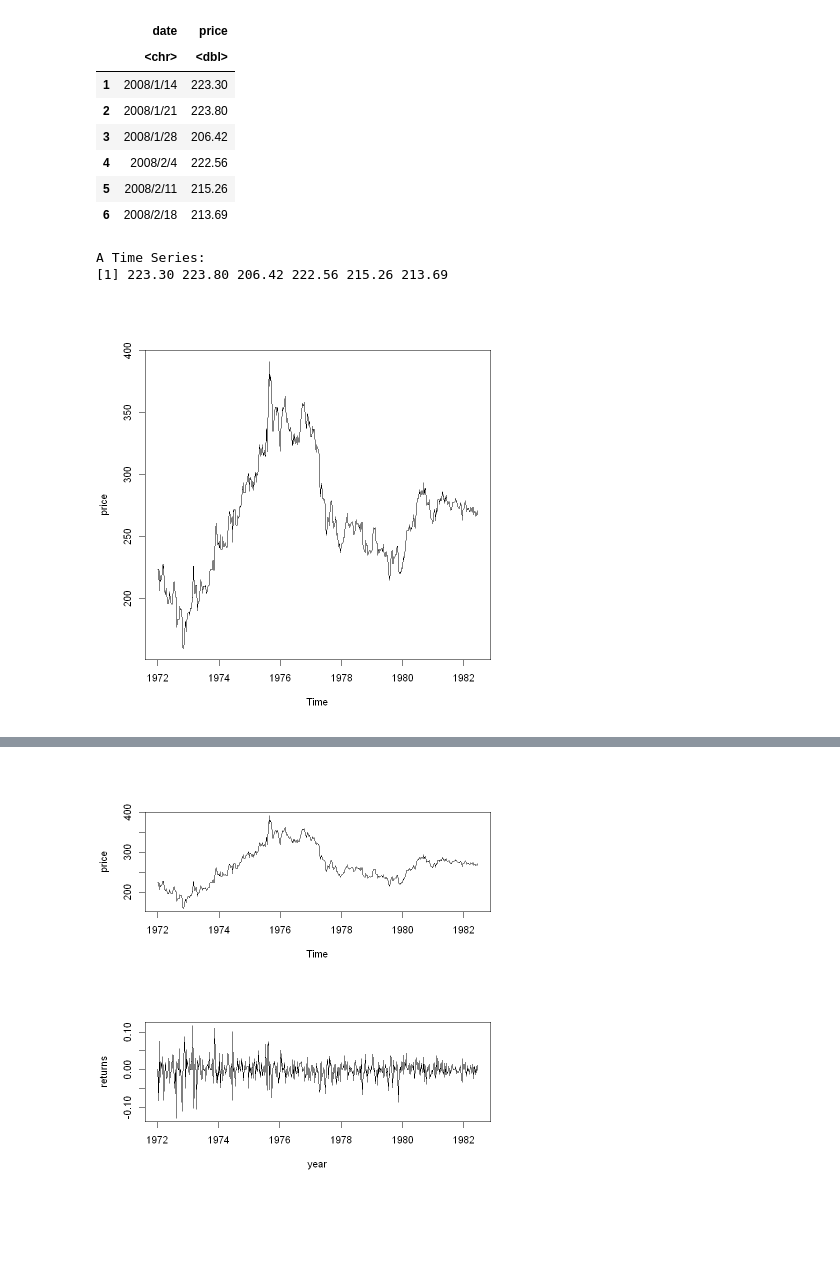
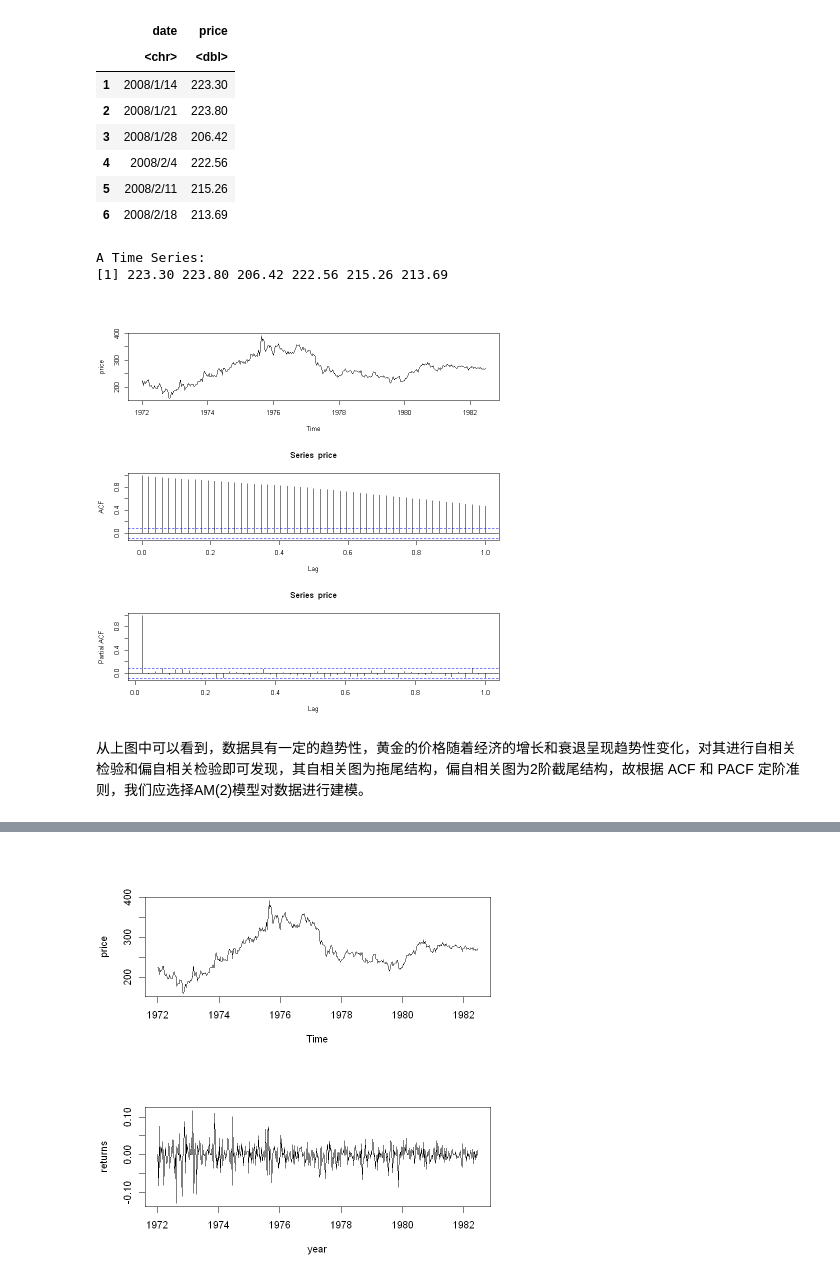
Before and after one commit to HoBeedzc/FDM-Project-2021, a Jupyter notebook: notebook/homework1.ipynb, the cells around one changed output, grey strips where cells are left out. Saved outputs shown, nothing was run; the diff lists cells and outputs as text; code cells hidden in the pictures; blank space fills up the shorter version.

```diff
--- a/notebook/homework1.ipynb
+++ b/notebook/homework1.ipynb
@@ -64,9 +82,14 @@ A data.frame: 6 × 2
 # %%
 # 转换为时间序列
 price = ts(da$price,frequency=52,start=c(1972,1,10))
 head(price)
+par(mfcol = c(3,1))
 plot.ts(price)
+acf(price,lag=52)
+pacf(price,lag=52)
 # %% [output]
 A Time Series:
 [1] 223.30 223.80 206.42 222.56 215.26 213.69
-[figure, old version]
+[figure, new version]
+# %% [markdown]
+从上图中可以看到，数据具有一定的趋势性，黄金的价格随着经济的增长和衰退呈现趋势性变化，对其进行自相关检验和偏自相关检验即可发现，其自相关图为拖尾结构，偏自相关图为2阶截尾结构，故根据 ACF 和 PACF 定阶准则，我们应选择AM(2)模型对数据进行建模。
```
Also changed, not shown: parts of 24 cells of this notebook.
